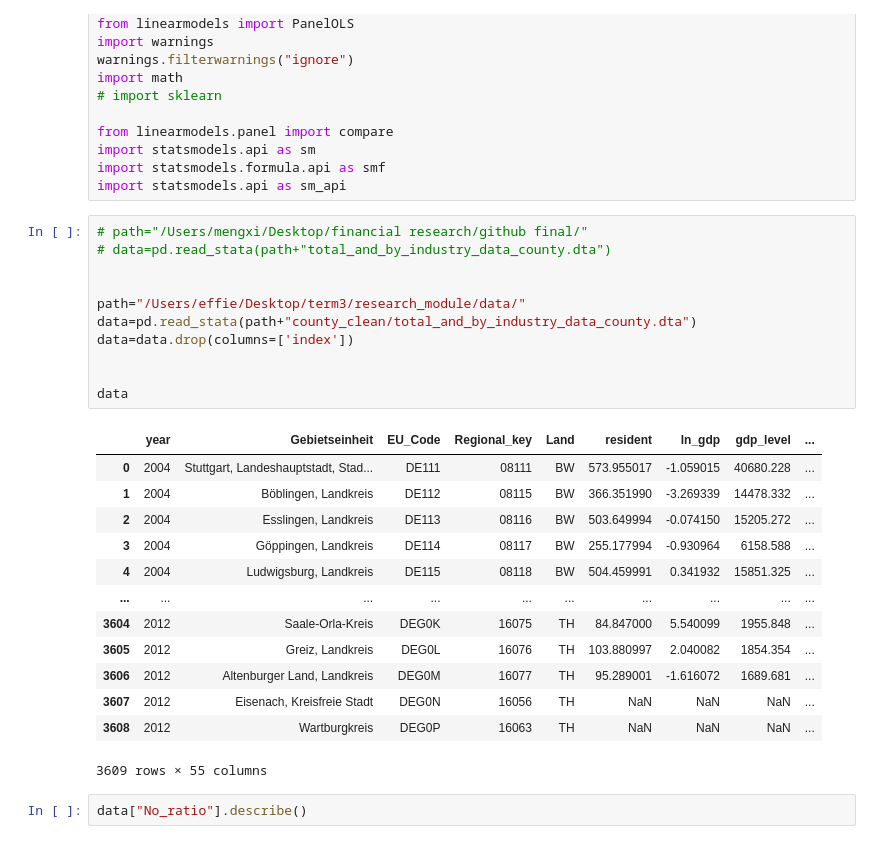
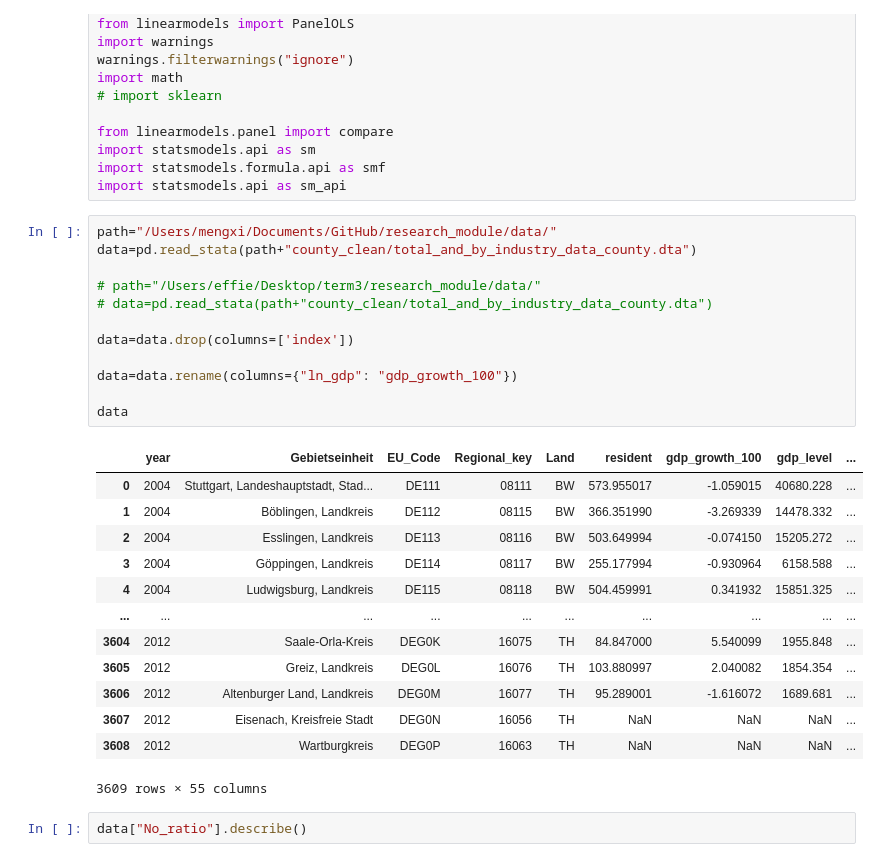
Before and after one commit to effieHAN/research_module, a Jupyter notebook: code/did_regression/220110_with_new_contorl_county_did_regression_gdp_gva.ipynb, the cells around one changed output. Saved outputs shown, nothing was run; the diff lists cells and outputs as text.

```diff
--- a/code/did_regression/220110_with_new_contorl_county_did_regression_gdp_gva.ipynb
+++ b/code/did_regression/220110_with_new_contorl_county_did_regression_gdp_gva.ipynb
@@ -28,18 +28,19 @@ import statsmodels.api as sm
 import statsmodels.formula.api as smf
 import statsmodels.api as sm_api
 # %%
-# path="/Users/mengxi/Desktop/financial research/github final/"
-# data=pd.read_stata(path+"total_and_by_industry_data_county.dta")
+path="/Users/mengxi/Documents/GitHub/research_module/data/"
+data=pd.read_stata(path+"county_clean/total_and_by_industry_data_county.dta")
 
+# path="/Users/effie/Desktop/term3/research_module/data/"
+# data=pd.read_stata(path+"county_clean/total_and_by_industry_data_county.dta")
 
-path="/Users/effie/Desktop/term3/research_module/data/"
-data=pd.read_stata(path+"county_clean/total_and_by_industry_data_county.dta")
 data=data.drop(columns=['index'])
 
+data=data.rename(columns={"ln_gdp": "gdp_growth_100"})
 
 data
 # %% [output]
-|  | year | Gebietseinheit | EU_Code | Regional_key | Land | resident | ln_gdp | gdp_level | ... |
+|  | year | Gebietseinheit | EU_Code | Regional_key | Land | resident | gdp_growth_100 | gdp_level | ... |
 | 0 | 2004 | Stuttgart, Landeshauptstadt, Stad... | DE111 | 08111 | BW | 573.955017 | -1.059015 | 40680.228 | ... |
 | 1 | 2004 | Böblingen, Landkreis | DE112 | 08115 | BW | 366.351990 | -3.269339 | 14478.332 | ... |
 | 2 | 2004 | Esslingen, Landkreis | DE113 | 08116 | BW | 503.649994 | -0.074150 | 15205.272 | ... |
```
Also changed, not shown: parts of 9 cells of this notebook.
